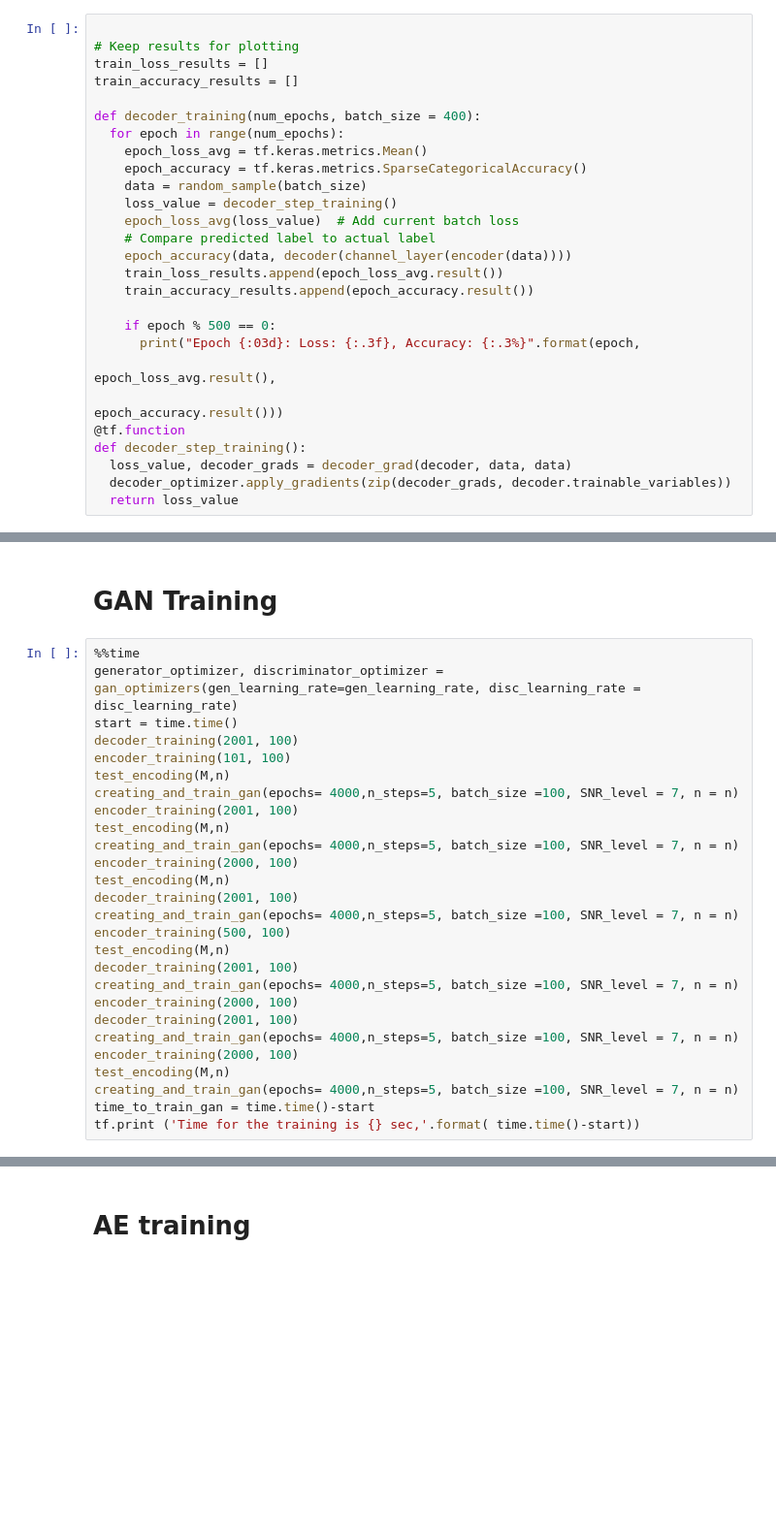
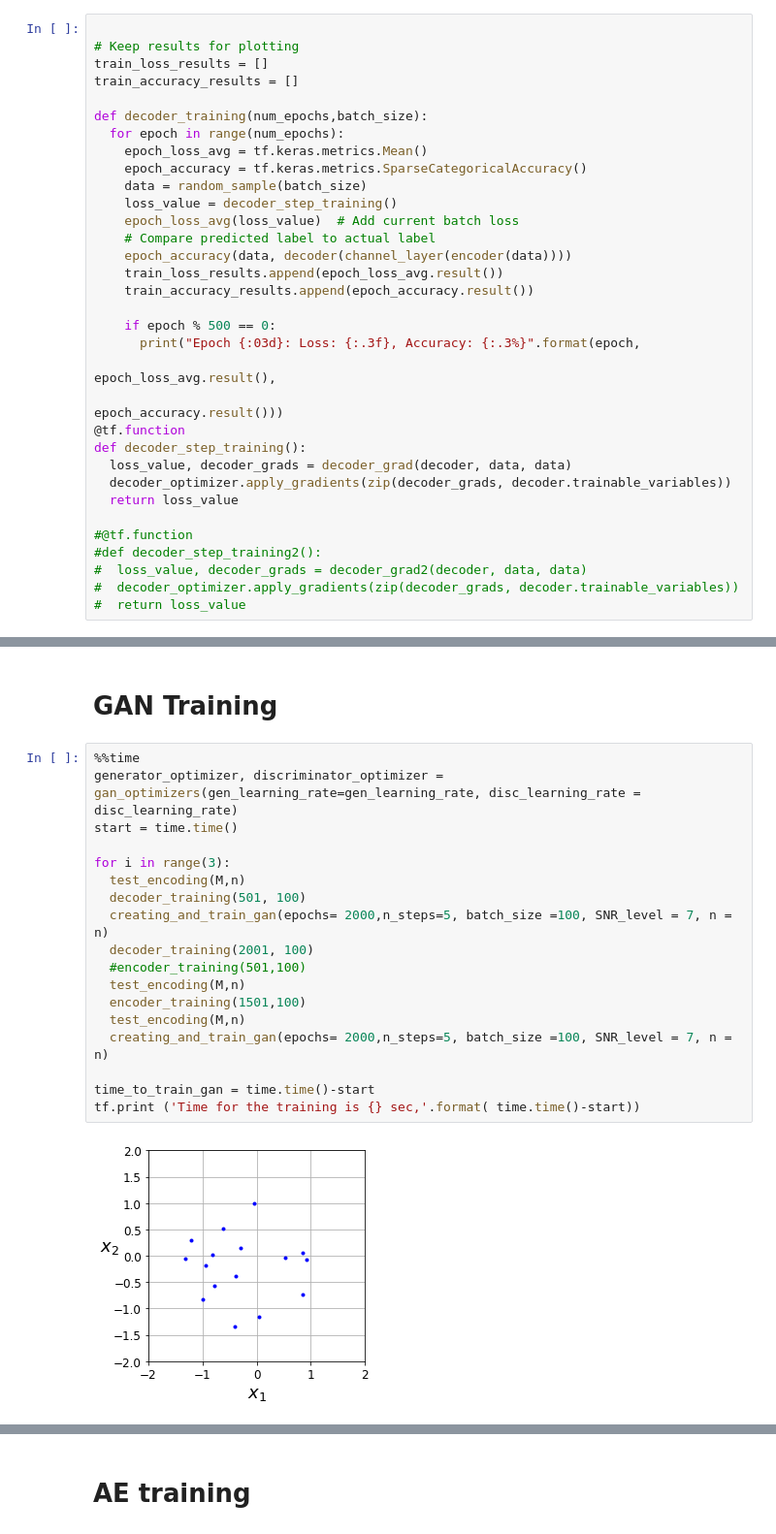
Before and after one commit to YBen1/Autoencoder_communication_sytem_with_GAN_channel-estimation, a Jupyter notebook: Communication_Autoencoder_with_GAN_alternating_Training.ipynb, the cells around one changed output, grey strips where cells are left out. Shown at 97% size. Drawn from its saved outputs; the diff is of its cells as text; blank space fills up the shorter version.

```diff
--- a/Communication_Autoencoder_with_GAN_alternating_Training.ipynb
+++ b/Communication_Autoencoder_with_GAN_alternating_Training.ipynb
@@ -353,7 +367,7 @@ def decoder_grad(model, inputs, targets):
 train_loss_results = []
 train_accuracy_results = []
 
-def decoder_training(num_epochs, batch_size = 400):
+def decoder_training(num_epochs,batch_size):
   for epoch in range(num_epochs):
     epoch_loss_avg = tf.keras.metrics.Mean()
     epoch_accuracy = tf.keras.metrics.SparseCategoricalAccuracy()
@@ -374,6 +388,12 @@ def decoder_step_training():
   loss_value, decoder_grads = decoder_grad(decoder, data, data)
   decoder_optimizer.apply_gradients(zip(decoder_grads, decoder.trainable_variables))
   return loss_value
+
+#@tf.function
+#def decoder_step_training2():
+#  loss_value, decoder_grads = decoder_grad2(decoder, data, data)
+#  decoder_optimizer.apply_gradients(zip(decoder_grads, decoder.trainable_variables))
+#  return loss_value
 # %% [markdown]
 # Transmitter Training
 # %%
@@ -438,28 +458,20 @@ def encoder_step_training():
 # %%
 %%time
 generator_optimizer, discriminator_optimizer = gan_optimizers(gen_learning_rate=gen_learning_rate, disc_learning_rate = disc_learning_rate)
 start = time.time()
-decoder_training(2001, 100)
-encoder_training(101, 100)
-test_encoding(M,n)
-creating_and_train_gan(epochs= 4000,n_steps=5, batch_size =100, SNR_level = 7, n = n)
-encoder_training(2001, 100)
-test_encoding(M,n)
-creating_and_train_gan(epochs= 4000,n_steps=5, batch_size =100, SNR_level = 7, n = n)
-encoder_training(2000, 100)
-test_encoding(M,n)
-decoder_training(2001, 100)
-creating_and_train_gan(epochs= 4000,n_steps=5, batch_size =100, SNR_level = 7, n = n)
-encoder_training(500, 100)
-test_encoding(M,n)
-decoder_training(2001, 100)
-creating_and_train_gan(epochs= 4000,n_steps=5, batch_size =100, SNR_level = 7, n = n)
-encoder_training(2000, 100)
-decoder_training(2001, 100)
-creating_and_train_gan(epochs= 4000,n_steps=5, batch_size =100, SNR_level = 7, n = n)
-encoder_training(2000, 100)
-test_encoding(M,n)
-creating_and_train_gan(epochs= 4000,n_steps=5, batch_size =100, SNR_level = 7, n = n)
+
+for i in range(3):
+  test_encoding(M,n)
+  decoder_training(501, 100)
+  creating_and_train_gan(epochs= 2000,n_steps=5, batch_size =100, SNR_level = 7, n = n)
+  decoder_training(2001, 100)
+  #encoder_training(501,100)
+  test_encoding(M,n)
+  encoder_training(1501,100)
+  test_encoding(M,n)
+  creating_and_train_gan(epochs= 2000,n_steps=5, batch_size =100, SNR_level = 7, n = n)
+
 time_to_train_gan = time.time()-start
 tf.print ('Time for the training is {} sec,'.format( time.time()-start))
 # %% [output]
+[figure, new version]
```
Also changed, not shown: parts of 20 cells of this notebook.
